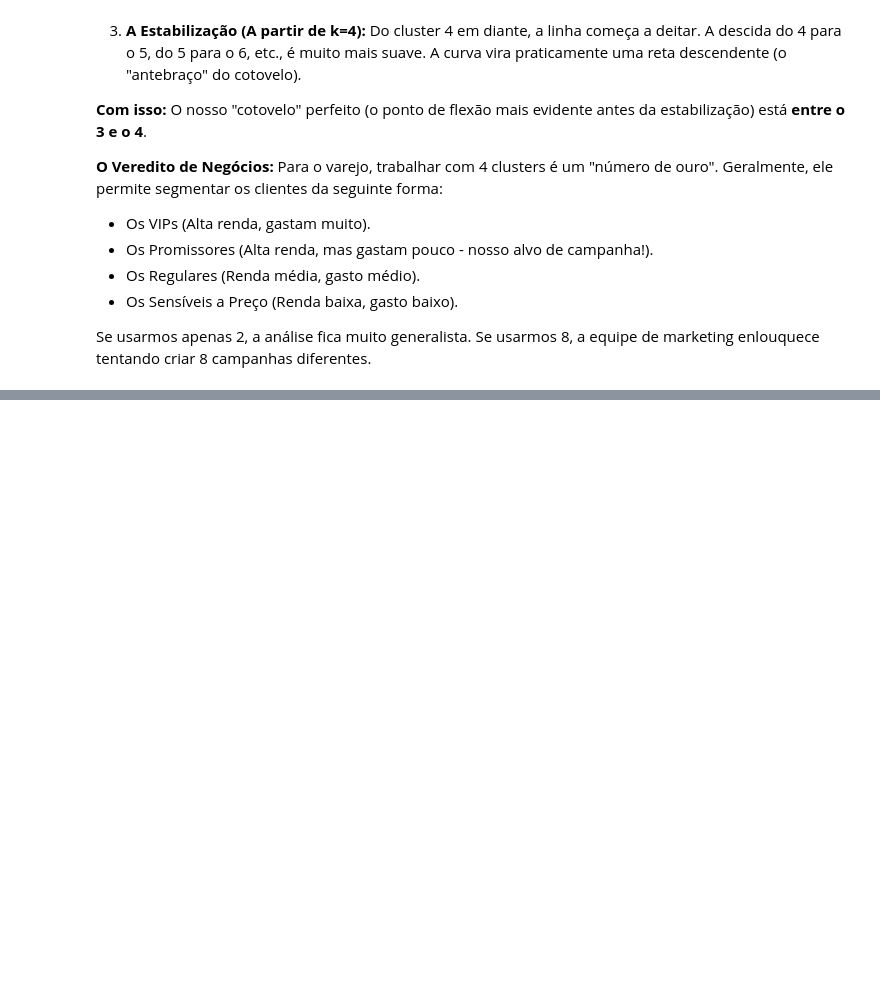
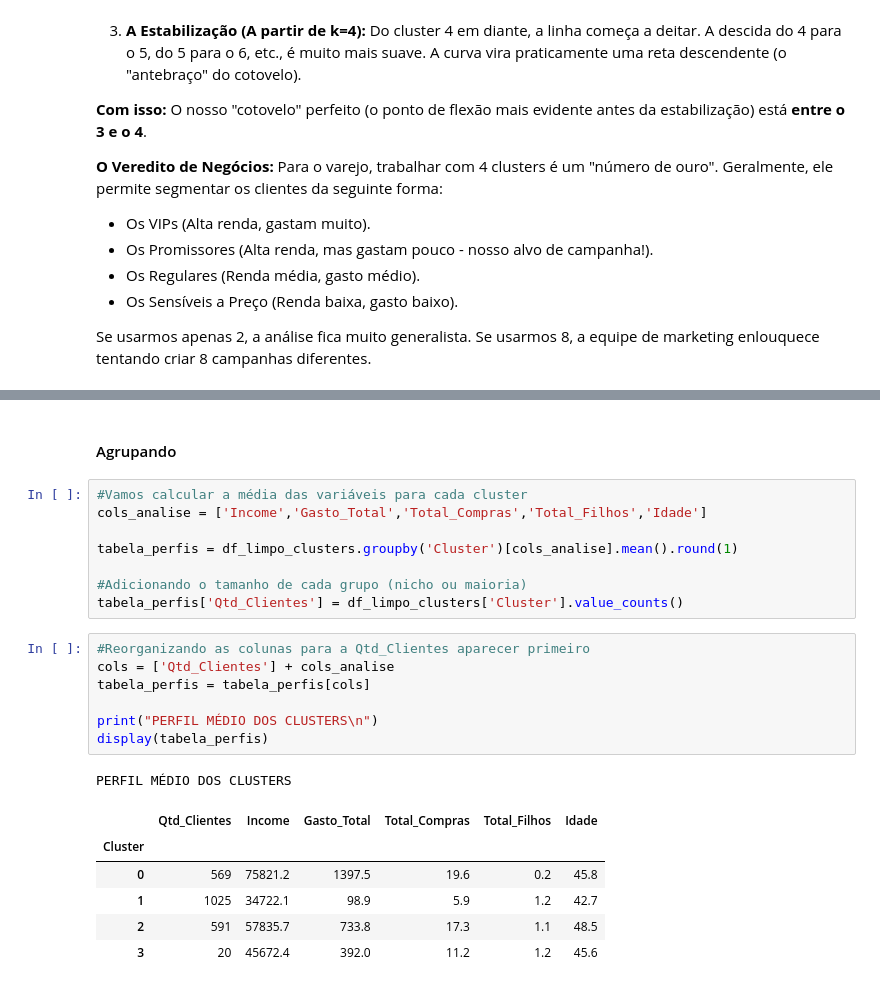
Before and after one commit to felipetamiozzo/customer-segmentation-kmeans, a Jupyter notebook: notebooks/customer_segmentation.ipynb, the cells around one changed output, grey strips where cells are left out. Cells and saved outputs as stored; diff of their text form; blank space fills up the shorter version.

```diff
--- a/notebooks/customer_segmentation.ipynb
+++ b/notebooks/customer_segmentation.ipynb
@@ -1155,0 +1178,25 @@ Exemplo dos dados comprimidos em 3D:
+# %% [markdown]
+#### Agrupando
+# %%
+#Vamos calcular a média das variáveis para cada cluster
+cols_analise = ['Income','Gasto_Total','Total_Compras','Total_Filhos','Idade']
+
+tabela_perfis = df_limpo_clusters.groupby('Cluster')[cols_analise].mean().round(1)
+
+#Adicionando o tamanho de cada grupo (nicho ou maioria)
+tabela_perfis['Qtd_Clientes'] = df_limpo_clusters['Cluster'].value_counts()
+# %%
+#Reorganizando as colunas para a Qtd_Clientes aparecer primeiro
+cols = ['Qtd_Clientes'] + cols_analise
+tabela_perfis = tabela_perfis[cols]
+
+print("PERFIL MÉDIO DOS CLUSTERS\n")
+display(tabela_perfis)
+# %% [output]
+PERFIL MÉDIO DOS CLUSTERS
+|  | Qtd_Clientes | Income | Gasto_Total | Total_Compras | Total_Filhos | Idade |
+| Cluster |  |  |  |  |  |  |
+| 0 | 569 | 75821.2 | 1397.5 | 19.6 | 0.2 | 45.8 |
+| 1 | 1025 | 34722.1 | 98.9 | 5.9 | 1.2 | 42.7 |
+| 2 | 591 | 57835.7 | 733.8 | 17.3 | 1.1 | 48.5 |
+| 3 | 20 | 45672.4 | 392.0 | 11.2 | 1.2 | 45.6 |
```
Also changed, not shown: parts of 20 cells of this notebook.
